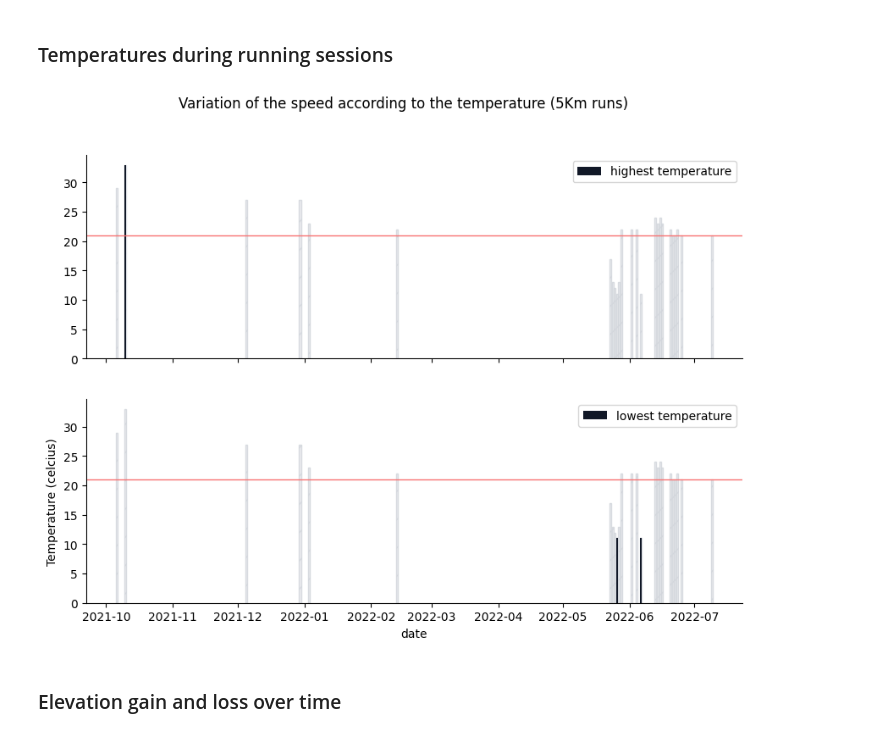
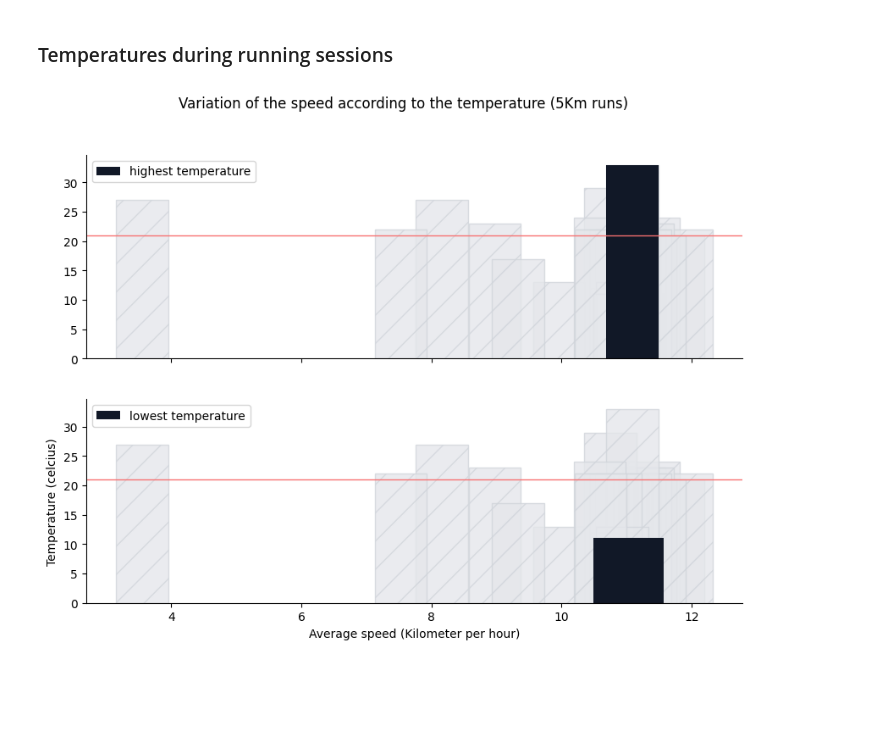
Before and after one commit to bernard-ng/running-visualization, a Jupyter notebook: running_data_visualization.ipynb, the cells around one changed output. Saved outputs shown, nothing was run; the diff lists cells and outputs as text; code cells hidden in the pictures; blank space fills up the shorter version.

```diff
--- a/running_data_visualization.ipynb
+++ b/running_data_visualization.ipynb
@@ -315,7 +371,8 @@ ax.scatter(
 # %% [markdown]
 ### Temperatures during running sessions
 # %%
-temperature_df = temperature_df[['distance', 'duration', 'temperature', 'created_at']].dropna()
+temperature_df = sessions_df[sessions_df['created_at'] > dt.date(2021, 1, 1)]
+temperature_df = temperature_df[['distance', 'duration', 'temperature', 'average_speed']].dropna()
 temperature_df = temperature_df.loc[temperature_df['distance'] >= 5]
 temperature_df = temperature_df.loc[temperature_df['distance'] < 6].reset_index(drop=True)
 
@@ -326,45 +383,43 @@ average = temperature_df['temperature'].mean()
 fig, axs = plt.subplots(2, figsize=(10, 7), dpi=100, sharex=True, sharey=True)
 fig.suptitle("Variation of the speed according to the temperature (5Km runs)")
 plt.rcParams['axes.titlepad'] = 30
-plt.xlabel("date")
+plt.xlabel("Average speed (Kilometer per hour)")
 plt.ylabel("Temperature (celcius)")
 
 axs[0].bar(
-    temperature_df['created_at'],
+    temperature_df['average_speed'],
     temperature_df['temperature'],
     color=colors['gray'][200],
     hatch="/",
     edgecolor=colors['gray'][300],
     alpha=0.8
 );
 axs[0].bar(
-    temperature_df['created_at'][temperature_df['temperature'] == maximum],
+    temperature_df['average_speed'][temperature_df['temperature'] == maximum],
     maximum,
     color=colors['gray'][900],
     label="highest temperature",
 )
 
 axs[1].bar(
-    temperature_df['created_at'],
+    temperature_df['average_speed'],
     temperature_df['temperature'],
     color=colors['gray'][200],
     hatch="/",
     edgecolor=colors['gray'][300],
     alpha=0.8
 );
 axs[1].bar(
-    temperature_df['created_at'][temperature_df['temperature'] == minimum],
+    temperature_df['average_speed'][temperature_df['temperature'] == minimum],
     minimum,
     color=colors['gray'][900],
     label="lowest temperature",
 );
 
 for ax in axs:
     ax.spines['right'].set_visible(False)
     ax.spines['top'].set_visible(False)
     ax.axhline(average, color=colors['red'][400], linewidth=1)
-    ax.legend();elevation_df = sessions_df[sessions_df['created_at'] > dt.date(2021, 1, 1)]
+    ax.legend();
 # %% [output]
-[figure, old version]
+[figure, new version]
-# %% [markdown]
-### Elevation gain and loss over time
```
Also changed, not shown: parts of 20 cells of this notebook.
